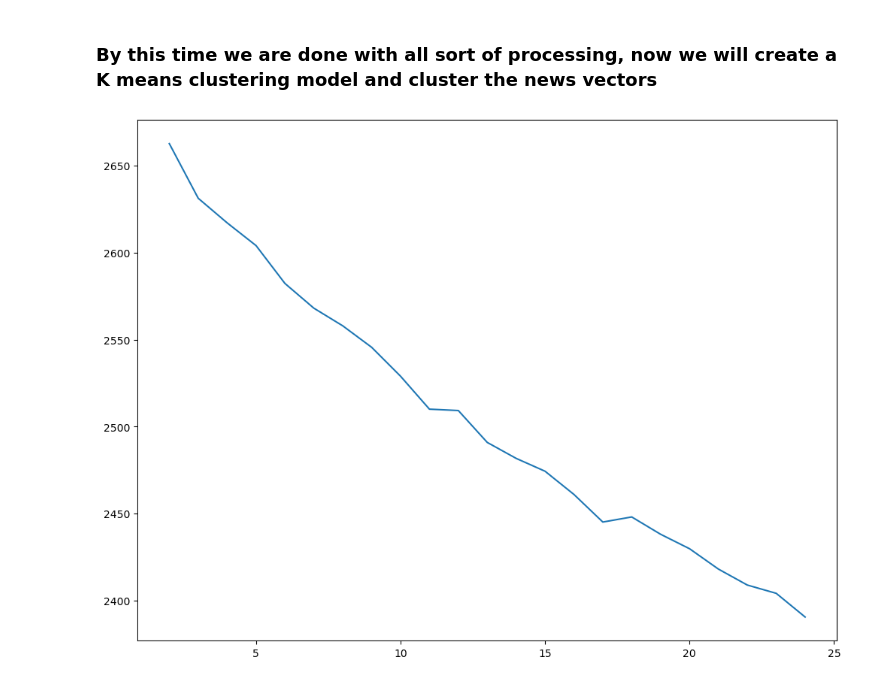
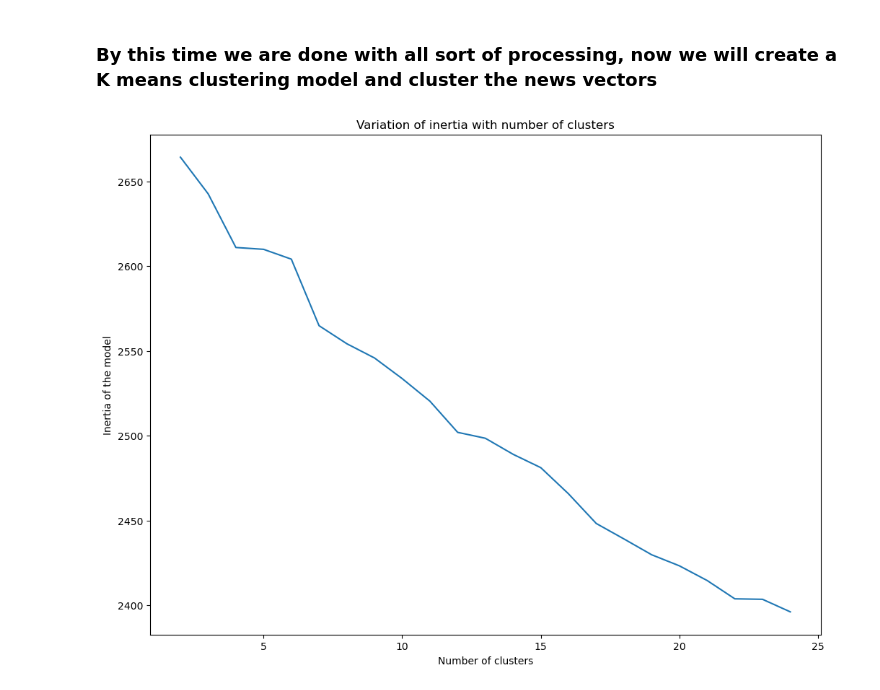
Before and after one commit to ap539813/Stock-Price-Prediction-using-Stock-Price-and-News-Data, a Jupyter notebook: Project.ipynb, the cells around one changed output. Drawn from its saved outputs; the diff is of its cells as text; code cells hidden in the pictures.

```diff
--- a/Project.ipynb
+++ b/Project.ipynb
@@ -428,19 +402,22 @@ news_vectors.shape
 # %%
 from sklearn.cluster import KMeans
 
 # we also need to select the best value of n_clusters in the clusters
 # Following loop will get us the best value of n_clusters
 
 inertia_dict = {}
 
 for k in range(2, 25):
     kmean = KMeans(n_clusters = k)
     kmean.fit(news_vectors)
     inertia_dict[k] = kmean.inertia_
 
 
 plt.figure(figsize = (12, 9))
 sns.lineplot(x = list(inertia_dict.keys()), y = list(inertia_dict.values()))
+plt.title('Variation of inertia with number of clusters')
+plt.xlabel('Number of clusters')
+plt.ylabel('Inertia of the model')
 plt.show()
 # %% [output]
-[figure, old version]
+[figure, new version]
```
Also changed, not shown: parts of 10 cells of this notebook.
